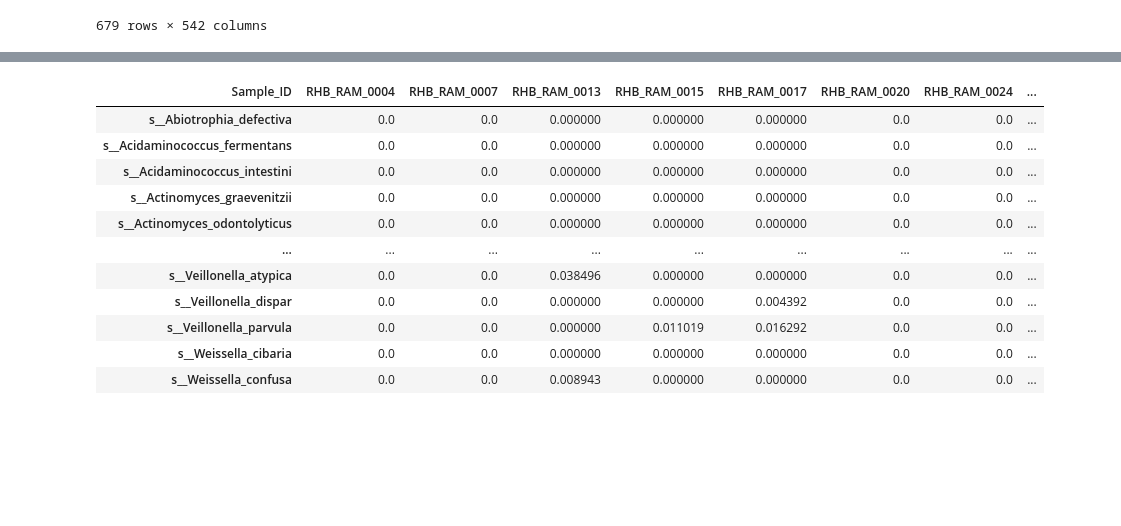
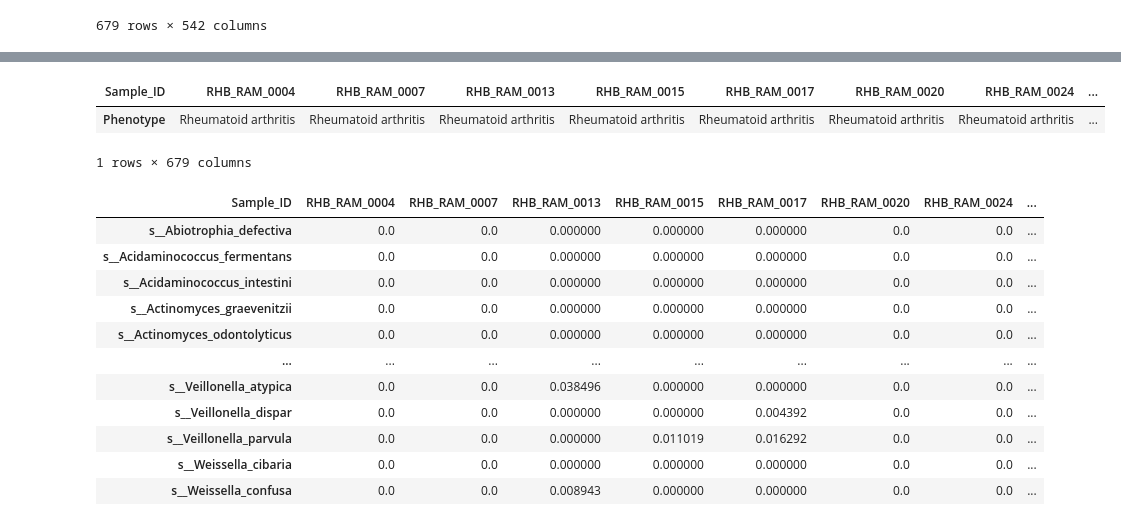
Before and after one commit to danielchang2002/GMHI2-Scratchpad, a Jupyter notebook: src/CleanData.ipynb, the cells around one changed output, grey strips where cells are left out. Saved outputs shown, nothing was run; the diff lists cells and outputs as text; code cells hidden in the pictures; blank space fills up the shorter version.

```diff
--- a/src/CleanData.ipynb
+++ b/src/CleanData.ipynb
@@ -246,0 +246,8 @@ isHealthy_val.to_csv(config.VAL_DIR + "isHealthy679.csv")
+# %%
+phenotype = val_with_id[["Phenotype_all"]]
+phenotype.columns = ['Phenotype']
+phenotype.T
+# %% [output]
+| Sample_ID | RHB_RAM_0004 | RHB_RAM_0007 | RHB_RAM_0013 | RHB_RAM_0015 | RHB_RAM_0017 | RHB_RAM_0020 | RHB_RAM_0024 | ... |
+| Phenotype | Rheumatoid arthritis | Rheumatoid arthritis | Rheumatoid arthritis | Rheumatoid arthritis | Rheumatoid arthritis | Rheumatoid arthritis | Rheumatoid arthritis | ... |
+1 rows × 679 columns
```
Also changed, not shown: parts of 10 cells of this notebook, 12 other files.
